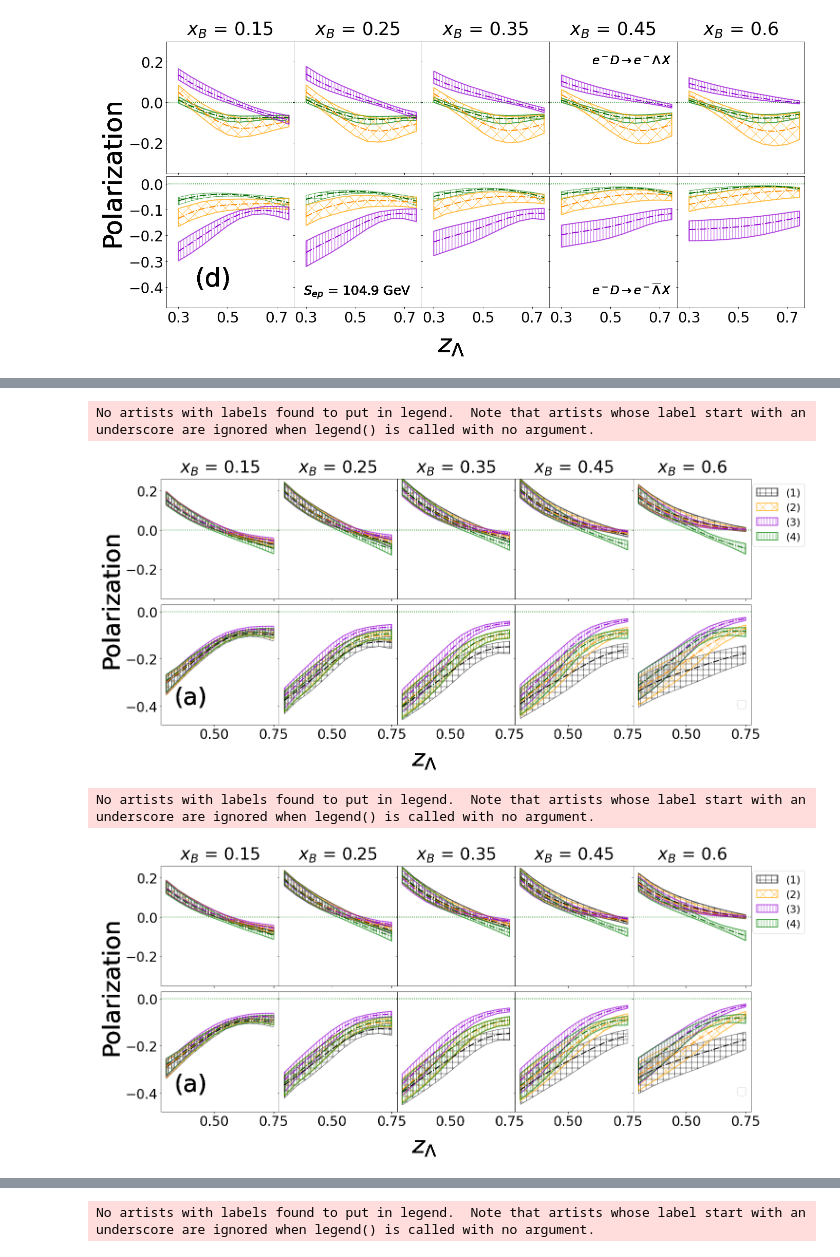
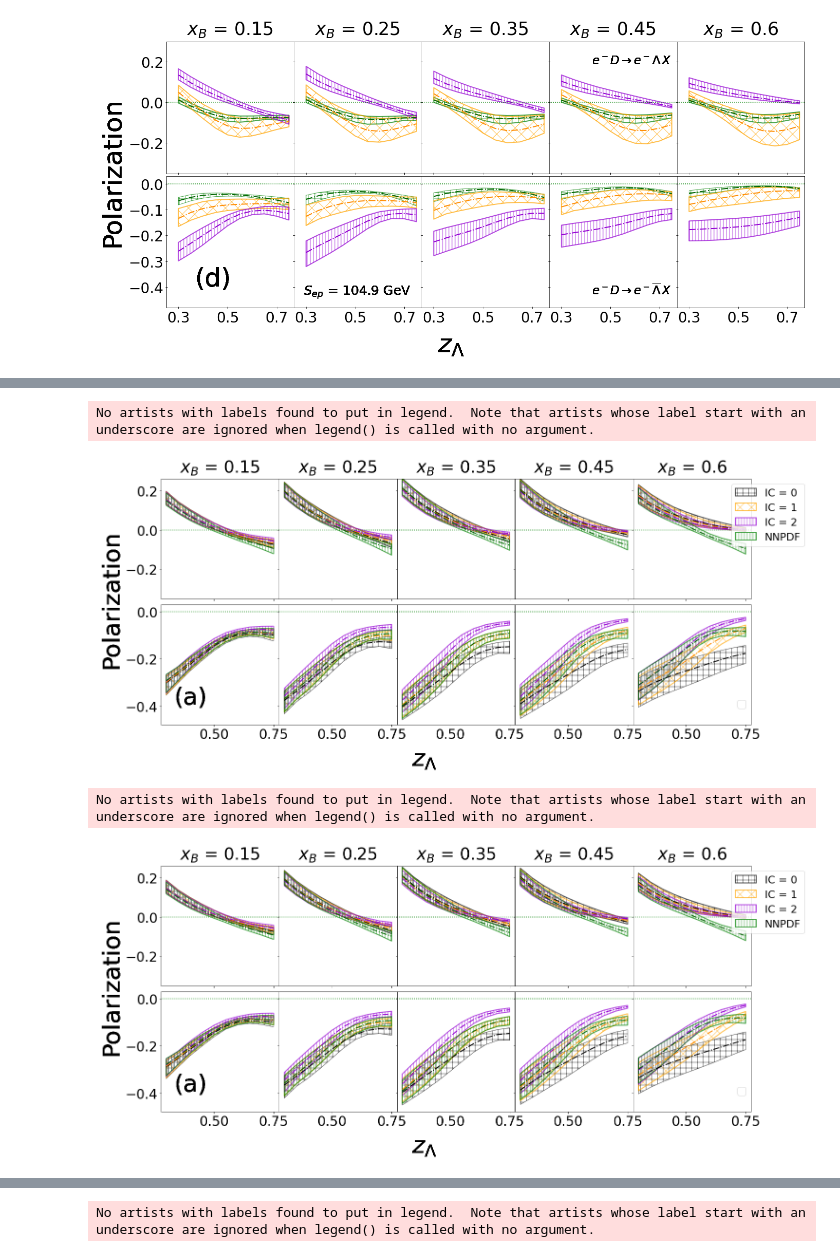
Before and after one commit to zaccheddu/SIDIS_epem, a Jupyter notebook: def_convolution_sidis_PV17_beam_en/grid_&_plot_dfs.ipynb, the cells around one changed output, grey strips where cells are left out. Saved outputs shown, nothing was run; the diff lists cells and outputs as text; code cells hidden in the pictures.

Commit message:
ADD plot bande sidis

```diff
--- a/def_convolution_sidis_PV17_beam_en/grid_&_plot_dfs.ipynb
+++ b/def_convolution_sidis_PV17_beam_en/grid_&_plot_dfs.ipynb
@@ -558,16 +546,16 @@ for xs,ax in zip(xb,axes):
 
     ### new fit lines
         ax.plot(dt12.z1,dt12.conv,label='_(1)',linewidth=fit_l,linestyle='-.',color='black')
-        ax.fill_between(dt12.z1,dt12.maxx,dt12.mins,label='(1)',linewidth=fit_l,color="none",hatch="+",edgecolor="black", alpha=0.7)
+        ax.fill_between(dt12.z1,dt12.maxx,dt12.mins,label='IC = 0',linewidth=fit_l,color="none",hatch="+",edgecolor="black", alpha=0.7)
 
         ax.plot(dt12.z1,dt22.conv,label='_(2)',linewidth=fit_l,linestyle='-.',color='darkorange')
-        ax.fill_between(dt12.z1,dt22.maxx,dt22.mins,label='(2)',linewidth=fit_l,color="none",hatch="x",edgecolor="orange", alpha=0.7)
+        ax.fill_between(dt12.z1,dt22.maxx,dt22.mins,label='IC = 1',linewidth=fit_l,color="none",hatch="x",edgecolor="orange", alpha=0.7)
 
         ax.plot(dt12.z1,dt32.conv,label='_(3)',linewidth=fit_l,linestyle='-.',color='darkviolet')
-        ax.fill_between(dt12.z1,dt32.maxx,dt32.mins,label='(3)',linewidth=fit_l,color="none",hatch="||",edgecolor="darkviolet", alpha=0.7)
+        ax.fill_between(dt12.z1,dt32.maxx,dt32.mins,label='IC = 2',linewidth=fit_l,color="none",hatch="||",edgecolor="darkviolet", alpha=0.7)
 
         ax.plot(dt12.z1,dt42.conv,label='_(4)',linewidth=fit_l,linestyle='-.',color='darkgreen')
-        ax.fill_between(dt12.z1,dt42.maxx,dt42.mins,label='(4)',linewidth=fit_l,color="none",hatch="||",edgecolor="green", alpha=0.7)
+        ax.fill_between(dt12.z1,dt42.maxx,dt42.mins,label='NNPDF',linewidth=fit_l,color="none",hatch="||",edgecolor="green", alpha=0.7)
 
 
         title("$x_B$ = "+str(xs),fontsize=title_s,x=0.5, y=1.03)
@@ -607,34 +595,34 @@ for xs,ax in zip(xb,axes):
 
         ax.plot(dt1.z1,dt4.conv,label='_nolegend_',linewidth=fit_l,linestyle='-.',color='darkgreen')
         ax.fill_between(dt1.z1,dt4.maxx,dt4.mins,linewidth=fit_l,color="none",hatch="||",edgecolor="green", alpha=0.7)
 
 
         axhline(linewidth=1.5, ls=':', color='g')
         ax.set_ylim(lim2)
 
 
 
         ax.tick_params(axis='both', which='major', labelsize=28)
         if ct >6: ax.set_yticklabels([])
 
     if ct ==5 :legend(loc='upper right',bbox_to_anchor=(1.5,1), fontsize=22,frameon=True),
     if ct ==10 :legend(loc='upper right',bbox_to_anchor=(1.,0.25), fontsize=22,frameon=True),
     #if ct==1:ylabel('Polarization',size=y_lbl)
     #ax.set_ylim(lim)
     ct+=1
     fig.text(0.5, 0.1, r'$z_{\Lambda}$', ha='center',size=x_lbl)
     fig.text(0.15, 0.25, '(a)', ha='center',size=x_lbl)
     fig.text(0.03, 0.35, 'Polarization',rotation=90, ha='center',size=y_lbl)
 
     #fig.text(0.7, 0.65, 'Q = '+str(scale), ha='center',size=25)
 
 fig.subplots_adjust(top=0.8,bottom=0.2,left=0.105,right=0.99,hspace=0.05,wspace=0.0)
 fig.set_size_inches(19.5, 12, forward=True)
 #fig.savefig('plot_draft/Lb_pi_bands2.pdf')
 #fig.savefig('plot_draft/Lb_pi_bands2.png')
 # %% [output]
 No artists with labels found to put in legend.  Note that artists whose label start with an underscore are ignored when legend() is called with no argument.
-[figure, old version]
+[figure, new version]
 # %%
 sep = 44.7 # 28.6, 44.7, 63.2, 104.9, 140.7
 pdf_name1='CT14IC'# 'NNPDF40'#, 'CT14IC', 'CT10'
@@ -681,16 +669,16 @@ for xs,ax in zip(xb,axes):
 
     ### new fit lines
         ax.plot(dt12.z1,dt12.conv,label='_(1)',linewidth=fit_l,linestyle='-.',color='black')
-        ax.fill_between(dt12.z1,dt12.maxx,dt12.mins,label='(1)',linewidth=fit_l,color="none",hatch="+",edgecolor="black", alpha=0.7)
+        ax.fill_between(dt12.z1,dt12.maxx,dt12.mins,label='IC = 0',linewidth=fit_l,color="none",hatch="+",edgecolor="black", alpha=0.7)
 
         ax.plot(dt12.z1,dt22.conv,label='_(2)',linewidth=fit_l,linestyle='-.',color='darkorange')
-        ax.fill_between(dt12.z1,dt22.maxx,dt22.mins,label='(2)',linewidth=fit_l,color="none",hatch="x",edgecolor="orange", alpha=0.7)
+        ax.fill_between(dt12.z1,dt22.maxx,dt22.mins,label='IC = 1',linewidth=fit_l,color="none",hatch="x",edgecolor="orange", alpha=0.7)
 
         ax.plot(dt12.z1,dt32.conv,label='_(3)',linewidth=fit_l,linestyle='-.',color='darkviolet')
-        ax.fill_between(dt12.z1,dt32.maxx,dt32.mins,label='(3)',linewidth=fit_l,color="none",hatch="||",edgecolor="darkviolet", alpha=0.7)
+        ax.fill_between(dt12.z1,dt32.maxx,dt32.mins,label='IC = 2',linewidth=fit_l,color="none",hatch="||",edgecolor="darkviolet", alpha=0.7)
 
         ax.plot(dt12.z1,dt42.conv,label='_(4)',linewidth=fit_l,linestyle='-.',color='darkgreen')
-        ax.fill_between(dt12.z1,dt42.maxx,dt42.mins,label='(4)',linewidth=fit_l,color="none",hatch="||",edgecolor="green", alpha=0.7)
+        ax.fill_between(dt12.z1,dt42.maxx,dt42.mins,label='NNPDF',linewidth=fit_l,color="none",hatch="||",edgecolor="green", alpha=0.7)
 
 
         title("$x_B$ = "+str(xs),fontsize=title_s,x=0.5, y=1.03)
@@ -757,7 +745,7 @@ fig.set_size_inches(19.5, 12, forward=True)
 #fig.savefig('plot_draft/Lb_pi_bands2.png')
 # %% [output]
 No artists with labels found to put in legend.  Note that artists whose label start with an underscore are ignored when legend() is called with no argument.
-[figure, old version]
+[figure, new version]
 # %%
 sep = 44.7 # 28.6, 44.7, 63.2, 104.9, 140.7
 pdf_name1='CT14IC'# 'NNPDF40'#, 'CT14IC', 'CT10'
```
Also changed, not shown: parts of 11 cells of this notebook, 26 other files.
